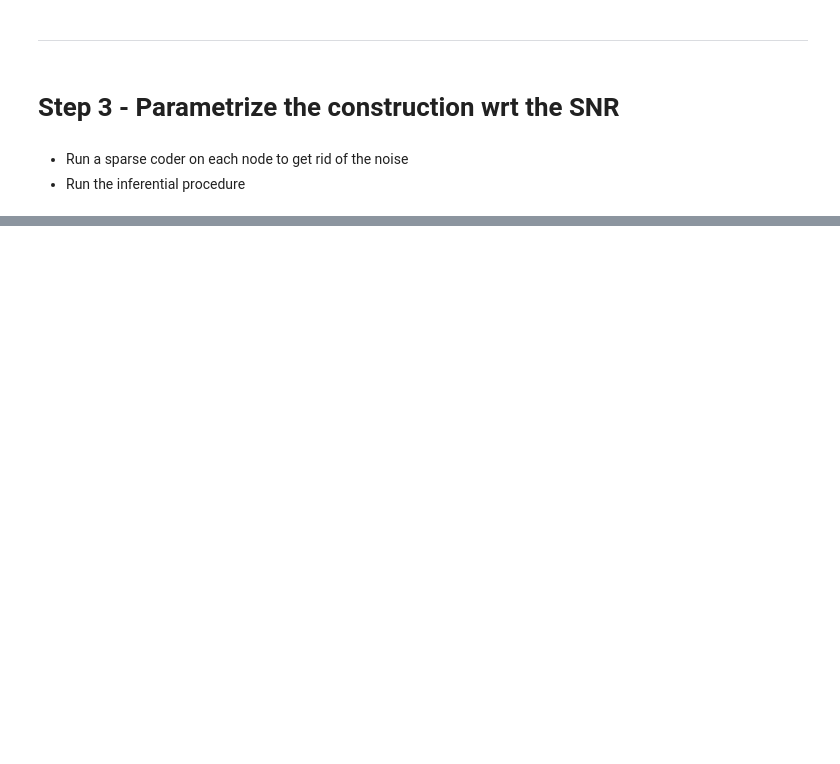
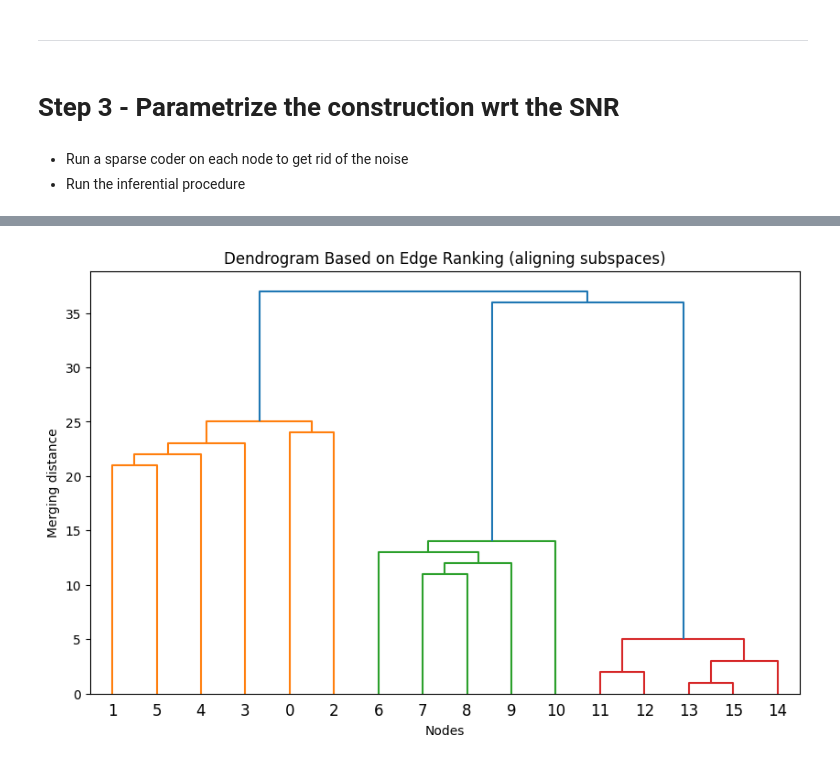
Before and after one commit to LeoDiNino97/LearningOnGraphCellularSheaves, a Jupyter notebook: ConnectionSheaf.ipynb, the cells around one changed output, grey strips where cells are left out. Drawn from its saved outputs; the diff is of its cells as text; code cells hidden in the pictures; blank space fills up the shorter version.

```diff
--- a/ConnectionSheaf.ipynb
+++ b/ConnectionSheaf.ipynb
@@ -389,2 +365,0 @@ X.C.shape
-# %%
-_, L, _ = np.linalg.svd(X.coeffs[0] @ X.coeffs[1].T / X.snaps)
@@ -641,0 +596,56 @@ plt.close(fig2)
+# %%
+# Aligning only subspaces
+
+V = 16
+d = 16
+B = dct(np.eye(d), axis=0, norm='ortho').T
+
+dims = {
+    v: 5*(v <= 5) + 5*(v <= 10) + 5*(v <= 16) for v in range(V)
+}
+
+SS = {v: np.random.choice(d, dims[v], replace = False) for v in range(V)}
+G = SyntheticGrassmanGraph(V, d, B, 42, 'Boolean', SS)
+edges = G.inference()
+# %%
+# Step 1: Define nodes and ranked edges
+num_points = 16
+nodes = list(range(num_points))
+checks = []
+
+# Step 2: Build the linkage matrix
+clusters = {i: [i] for i in nodes}  # Each node starts as its own cluster
+linkage_matrix = []
+next_cluster_id = num_points
+
+for i, edge in enumerate(edges):
+    node1, node2 = edge
+
+    # Find clusters for the nodes
+    cluster1 = [k for k, v in clusters.items() if node1 in v][0]
+    cluster2 = [k for k, v in clusters.items() if node2 in v][0]
+
+    # Merge clusters if they are distinct
+    if cluster1 != cluster2:
+        new_cluster = clusters[cluster1] + clusters[cluster2]
+        del clusters[cluster1]
+        del clusters[cluster2]
+        clusters[next_cluster_id] = new_cluster
+        checks.append(i)
+
+        # Add to linkage matrix: [cluster1, cluster2, edge_index, new_cluster_size]
+        linkage_matrix.append([float(cluster1), float(cluster2), float(i + 1), float(len(new_cluster))])
+        next_cluster_id += 1
+
+# Convert linkage matrix to numpy array
+linkage_matrix = np.array(linkage_matrix)
+
+# Step 3: Plot the dendrogram
+plt.figure(figsize=(10, 6))
+dendrogram(linkage_matrix, labels=np.arange(num_points))
+plt.title("Dendrogram Based on Edge Ranking (aligning subspaces)")
+plt.xlabel("Nodes")
+plt.ylabel("Merging distance")
+plt.show()
+# %% [output]
+[figure, added]
```
Also changed, not shown: parts of 43 cells of this notebook, 6 other files.
